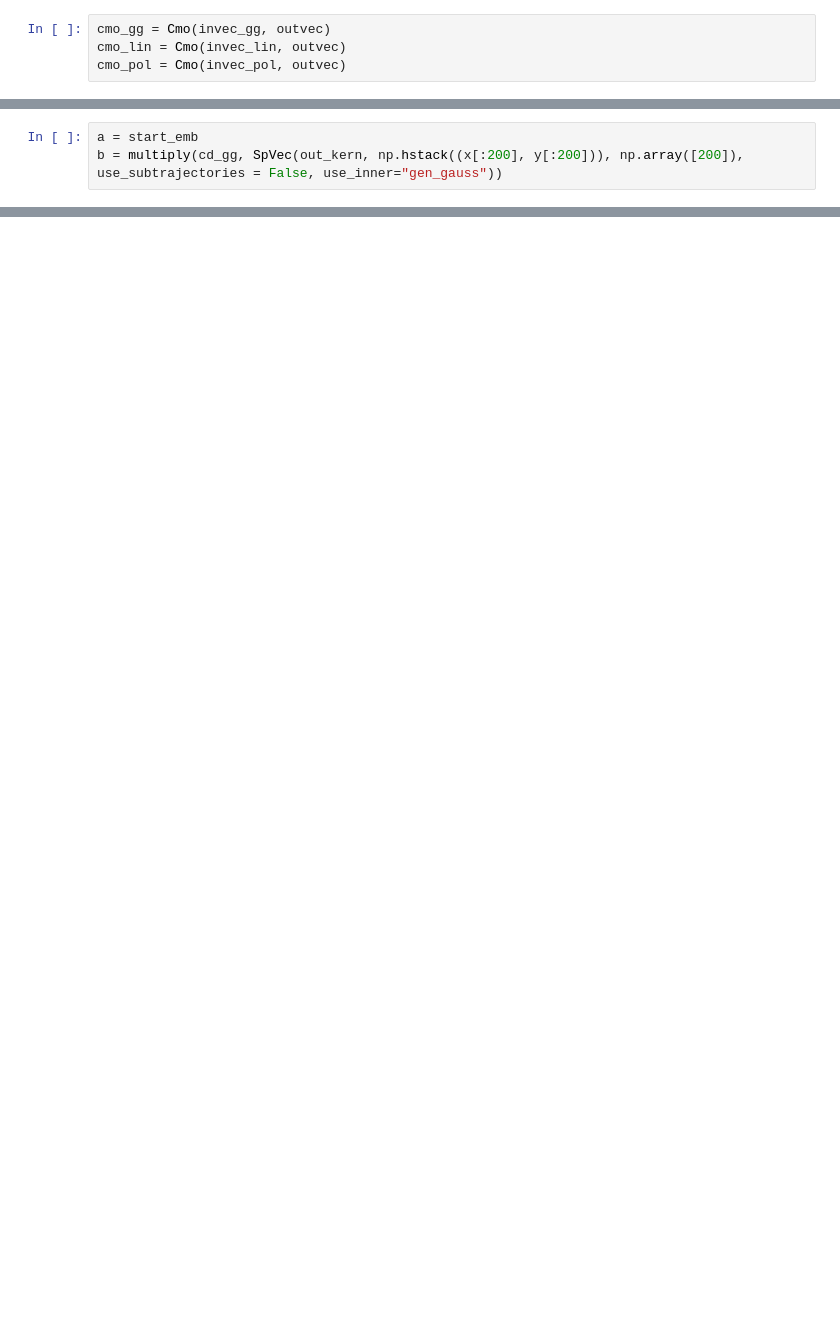
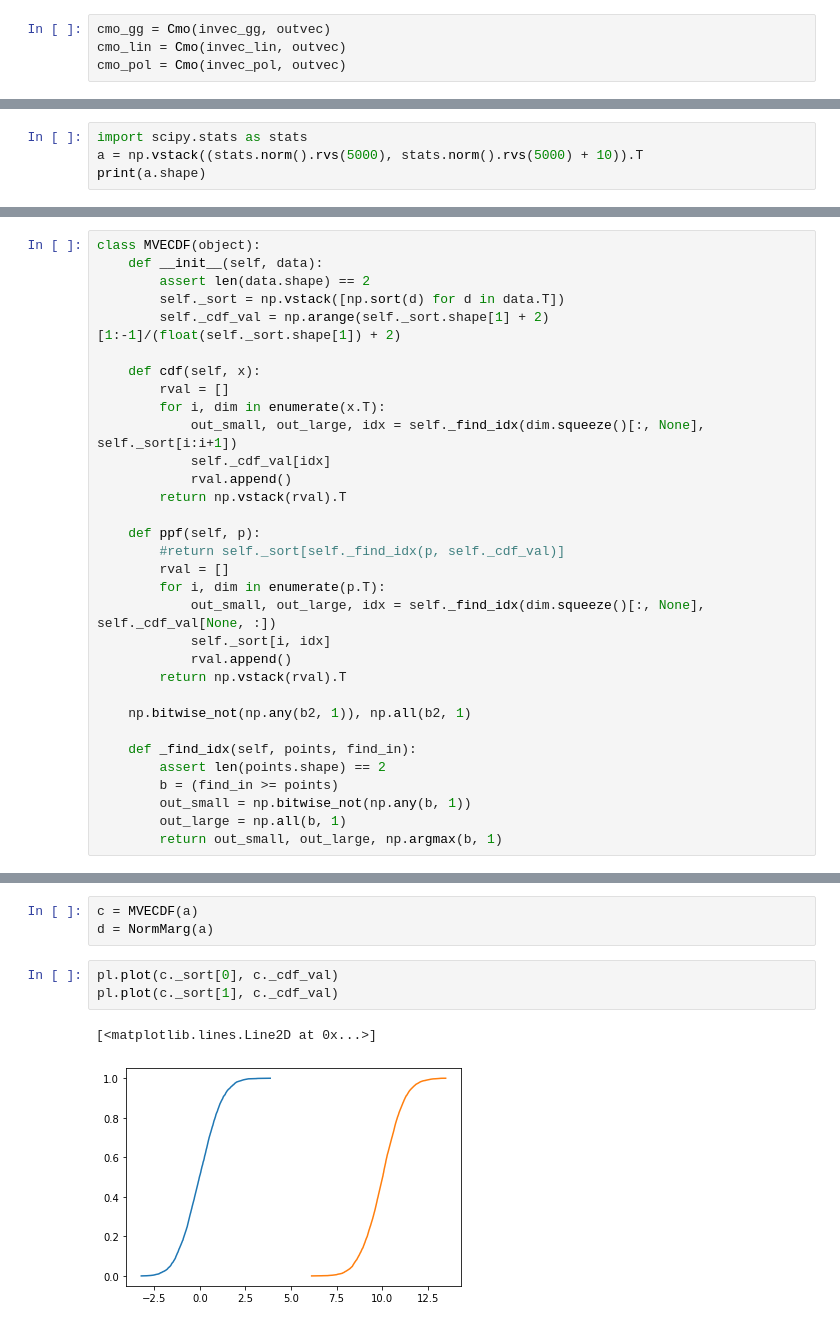
Before and after one commit to zalandoresearch/JaxRK, a Jupyter notebook: examples/Process_kernels_experiments.ipynb, the cells around one changed output, grey strips where cells are left out. Saved outputs shown, nothing was run; the diff lists cells and outputs as text; blank space fills up the shorter version.

```diff
--- a/examples/Process_kernels_experiments.ipynb
+++ b/examples/Process_kernels_experiments.ipynb
@@ -124,3 +116,0 @@ for j in range(2):
-# %%
-a = start_emb
-b = multiply(cd_gg, SpVec(out_kern, np.hstack((x[:200], y[:200])), np.array([200]), use_subtrajectories = False, use_inner="gen_gauss"))
@@ -140,0 +271,4 @@ pl.title("Polynomial kernel on process embeddings")
+# %%
+import scipy.stats as stats
+a = np.vstack((stats.norm().rvs(5000), stats.norm().rvs(5000) + 10)).T
+print(a.shape)
@@ -140,0 +277,32 @@ pl.title("Polynomial kernel on process embeddings")
+# %%
+class MVECDF(object):
+    def __init__(self, data):
+        assert len(data.shape) == 2
+        self._sort = np.vstack([np.sort(d) for d in data.T])
+        self._cdf_val = np.arange(self._sort.shape[1] + 2)[1:-1]/(float(self._sort.shape[1]) + 2)
+
+    def cdf(self, x):
+        rval = []
+        for i, dim in enumerate(x.T):
+            out_small, out_large, idx = self._find_idx(dim.squeeze()[:, None], self._sort[i:i+1])
+            self._cdf_val[idx]
+            rval.append()
+        return np.vstack(rval).T
+
+    def ppf(self, p):
+        #return self._sort[self._find_idx(p, self._cdf_val)]
+        rval = []
+        for i, dim in enumerate(p.T):
+            out_small, out_large, idx = self._find_idx(dim.squeeze()[:, None], self._cdf_val[None, :])
+            self._sort[i, idx]
+            rval.append()
+        return np.vstack(rval).T
+
+    np.bitwise_not(np.any(b2, 1)), np.all(b2, 1)
+
+    def _find_idx(self, points, find_in):
+        assert len(points.shape) == 2
+        b = (find_in >= points)
+        out_small = np.bitwise_not(np.any(b, 1))
+        out_large = np.all(b, 1)
+        return out_small, out_large, np.argmax(b, 1)
@@ -140,0 +319,9 @@ pl.title("Polynomial kernel on process embeddings")
+# %%
+c = MVECDF(a)
+d = NormMarg(a)
+# %%
+pl.plot(c._sort[0], c._cdf_val)
+pl.plot(c._sort[1], c._cdf_val)
+# %% [output]
+[<matplotlib.lines.Line2D at 0x...>]
+[figure, added]
```
Also changed, not shown: parts of 35 cells of this notebook, 7 other files.
